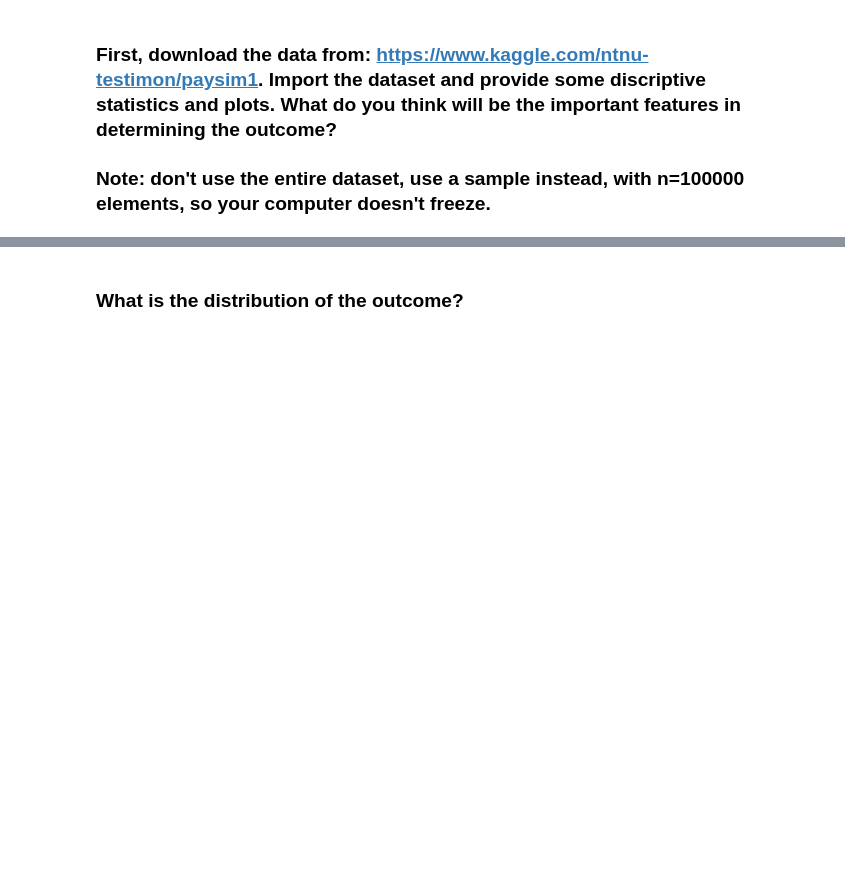
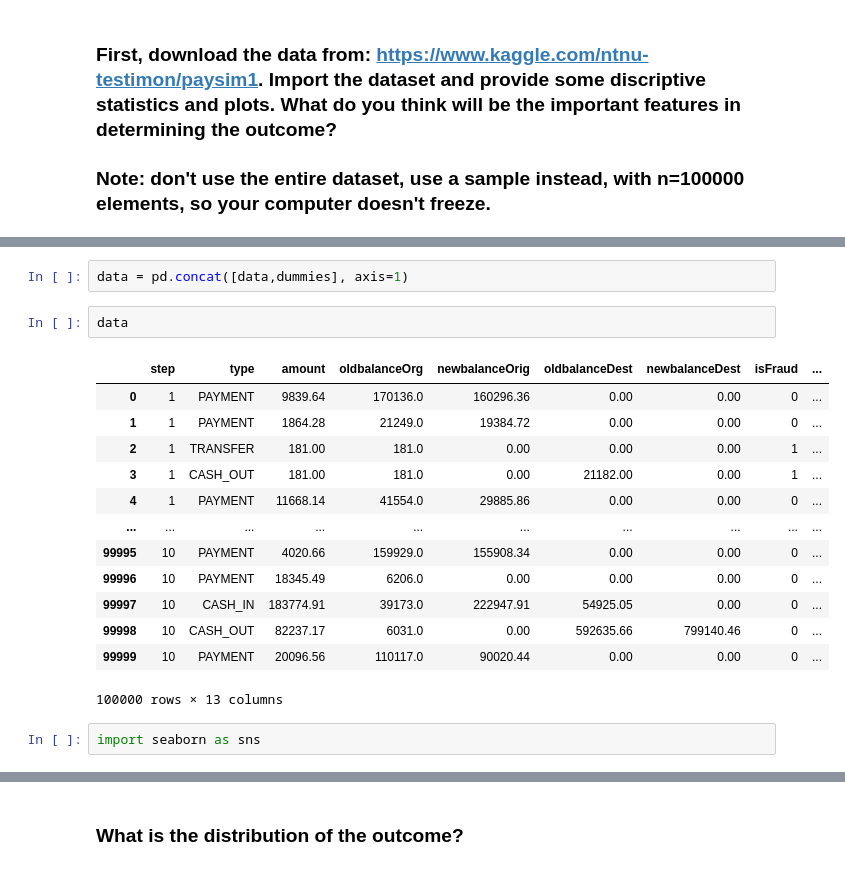
Before and after one commit to ta-data-lis/lab-imbalance, a Jupyter notebook: your-code/lab_imbalance.ipynb, the cells around one changed output, grey strips where cells are left out. Drawn from its saved outputs; the diff is of its cells as text; blank space fills up the shorter version.

```diff
--- a/your-code/lab_imbalance.ipynb
+++ b/your-code/lab_imbalance.ipynb
@@ -13,0 +99,20 @@ Like we disussed in class, when we have noisy data, if we are not careful, we ca
+# %%
+data = pd.concat([data,dummies], axis=1)
+# %%
+data
+# %% [output]
+|  | step | type | amount | oldbalanceOrg | newbalanceOrig | oldbalanceDest | newbalanceDest | isFraud | ... |
+| 0 | 1 | PAYMENT | 9839.64 | 170136.0 | 160296.36 | 0.00 | 0.00 | 0 | ... |
+| 1 | 1 | PAYMENT | 1864.28 | 21249.0 | 19384.72 | 0.00 | 0.00 | 0 | ... |
+| 2 | 1 | TRANSFER | 181.00 | 181.0 | 0.00 | 0.00 | 0.00 | 1 | ... |
+| 3 | 1 | CASH_OUT | 181.00 | 181.0 | 0.00 | 21182.00 | 0.00 | 1 | ... |
+| 4 | 1 | PAYMENT | 11668.14 | 41554.0 | 29885.86 | 0.00 | 0.00 | 0 | ... |
+| ... | ... | ... | ... | ... | ... | ... | ... | ... | ... |
+| 99995 | 10 | PAYMENT | 4020.66 | 159929.0 | 155908.34 | 0.00 | 0.00 | 0 | ... |
+| 99996 | 10 | PAYMENT | 18345.49 | 6206.0 | 0.00 | 0.00 | 0.00 | 0 | ... |
+| 99997 | 10 | CASH_IN | 183774.91 | 39173.0 | 222947.91 | 54925.05 | 0.00 | 0 | ... |
+| 99998 | 10 | CASH_OUT | 82237.17 | 6031.0 | 0.00 | 592635.66 | 799140.46 | 0 | ... |
+| 99999 | 10 | PAYMENT | 20096.56 | 110117.0 | 90020.44 | 0.00 | 0.00 | 0 | ... |
+100000 rows × 13 columns
+# %%
+import seaborn as sns
```
Also changed, not shown: parts of 34 cells of this notebook.
